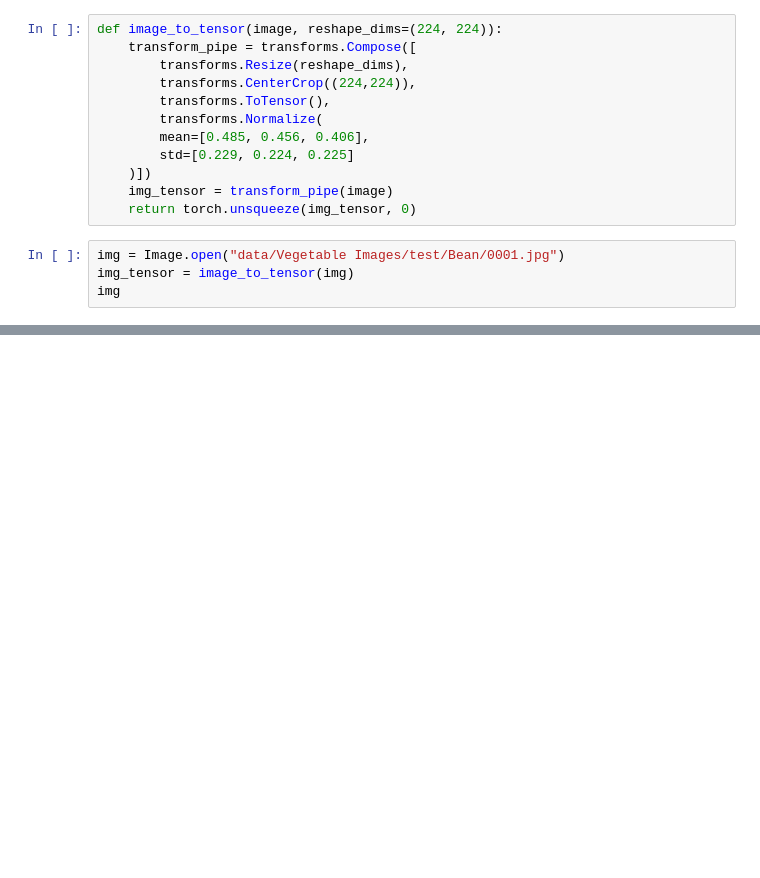
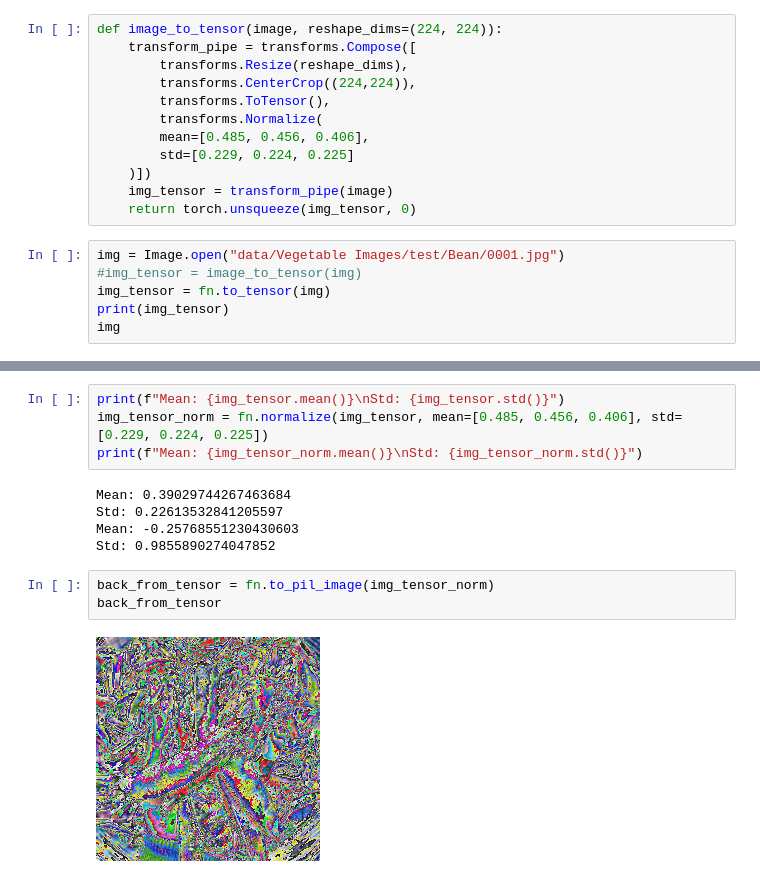
Before and after one commit to NN-2023-Szabo-Puskac/NN_assignement_2, a Jupyter notebook: data_exploration.ipynb, the cells around one changed output, grey strips where cells are left out. Cells and saved outputs as stored; diff of their text form; blank space fills up the shorter version.

Commit message:
image to tensor from tv functional

```diff
--- a/data_exploration.ipynb
+++ b/data_exploration.ipynb
@@ -20,6 +21,8 @@ def image_to_tensor(image, reshape_dims=(224, 224)):
     return torch.unsqueeze(img_tensor, 0)
 # %%
 img = Image.open("data/Vegetable Images/test/Bean/0001.jpg")
-img_tensor = image_to_tensor(img)
+#img_tensor = image_to_tensor(img)
+img_tensor = fn.to_tensor(img)
+print(img_tensor)
 img
 # %% [output]
@@ -26 +46,15 @@ img
 [figure]
+# %%
+print(f"Mean: {img_tensor.mean()}\nStd: {img_tensor.std()}")
+img_tensor_norm = fn.normalize(img_tensor, mean=[0.485, 0.456, 0.406], std=[0.229, 0.224, 0.225])
+print(f"Mean: {img_tensor_norm.mean()}\nStd: {img_tensor_norm.std()}")
+# %% [output]
+Mean: 0.39029744267463684
+Std: 0.22613532841205597
+Mean: -0.25768551230430603
+Std: 0.9855890274047852
+# %%
+back_from_tensor = fn.to_pil_image(img_tensor_norm)
+back_from_tensor
+# %% [output]
+[figure, added]
```
Also changed, not shown: parts of 2 cells of this notebook.
